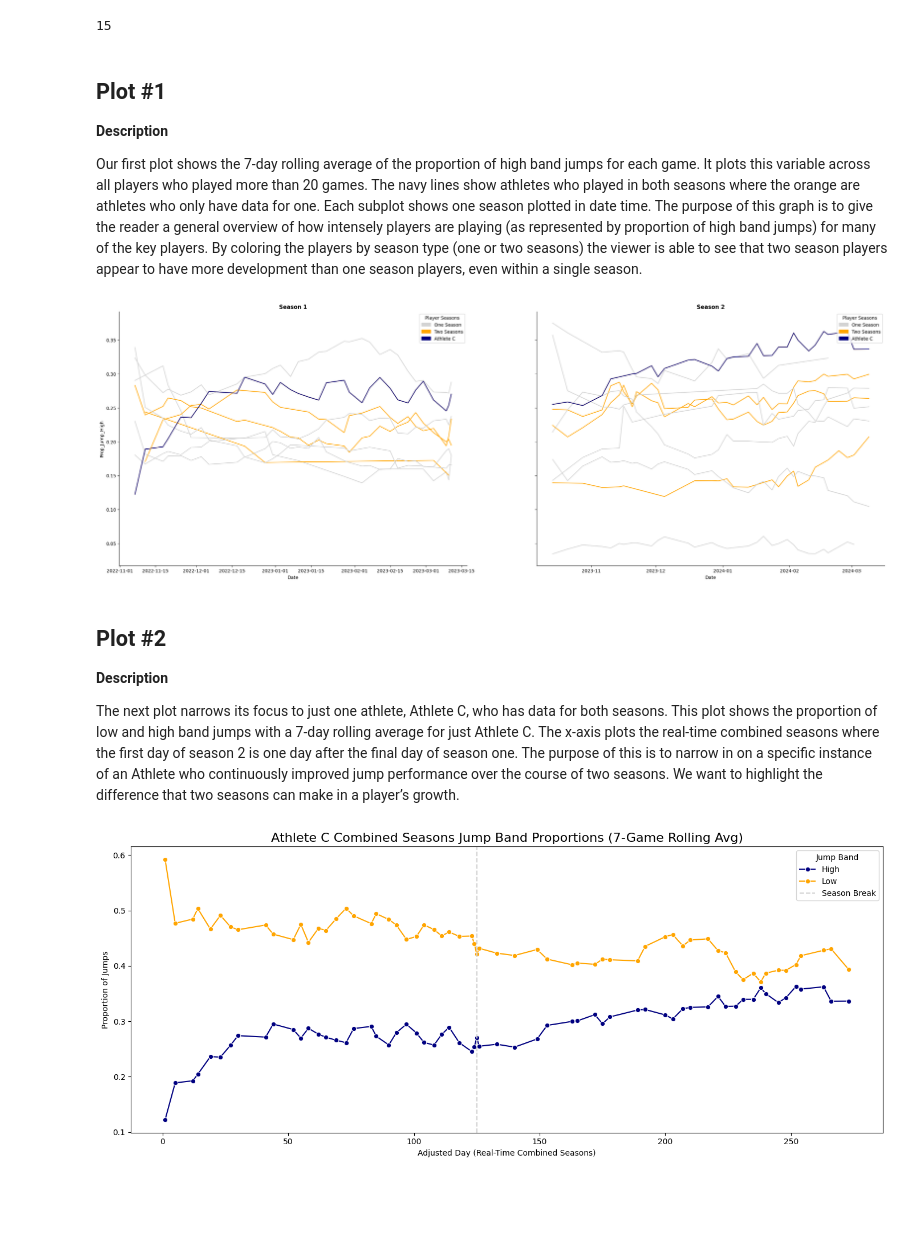
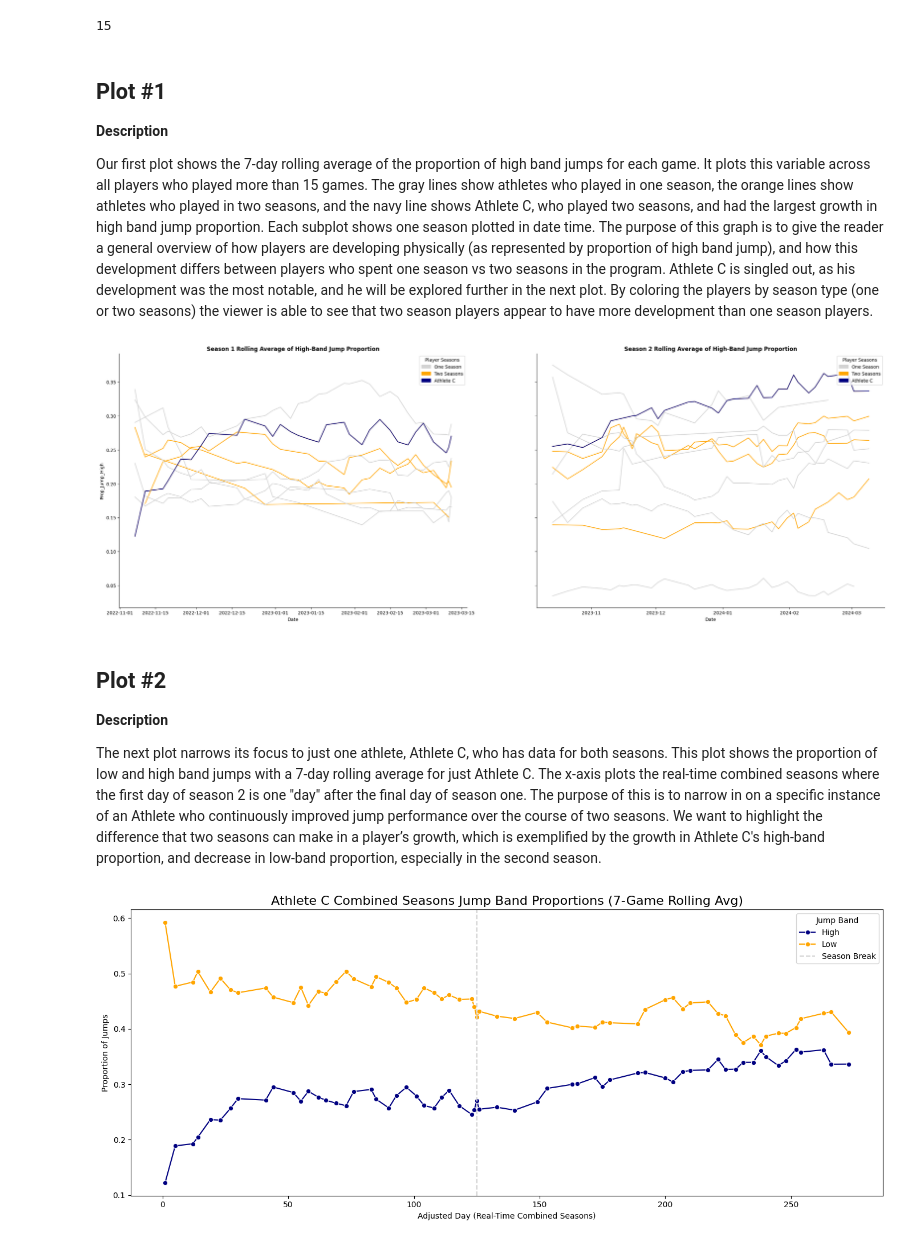
Before and after one commit to mgh2xx/FinalProject, a Jupyter notebook: assignments/dataviz.ipynb, the cells around one changed output. Cells and saved outputs as stored; diff of their text form; code cells hidden in the pictures; blank space fills up the shorter version.

```diff
--- a/assignments/dataviz.ipynb
+++ b/assignments/dataviz.ipynb
@@ -75,37 +77,37 @@ palette = {player : ('orange' if player in players_in_both else 'lightgray') for
 
 **Description**
 
-Our first plot shows the 7-day rolling average of the proportion of high band jumps for each game. It plots this variable across all players who played more than 20 games. The navy lines show athletes who played in both seasons where the orange are athletes who only have data for one. Each subplot shows one season plotted in date time. The purpose of this graph is to give the reader a general overview of how intensely players are playing (as represented by proportion of high band jumps) for many of the key players. By coloring the players by season type (one or two seasons) the viewer is able to see that two season players appear to have more development than one season players, even within a single season.
+Our first plot shows the 7-day rolling average of the proportion of high band jumps for each game. It plots this variable across all players who played more than 15 games. The gray lines show athletes who played in one season, the orange lines show athletes who played in two seasons, and the navy line shows Athlete C, who played two seasons, and had the largest growth in high band jump proportion. Each subplot shows one season plotted in date time. The purpose of this graph is to give the reader a general overview of how players are developing physically (as represented by proportion of high band jump), and how this development differs between players who spent one season vs two seasons in the program. Athlete C is singled out, as his development was the most notable, and he will be explored further in the next plot. By coloring the players by season type (one or two seasons) the viewer is able to see that two season players appear to have more development than one season players.
 # %%
 # Creating Figure and Flattening Axes
 fig, axs = plt.subplots(1, 2, figsize = (30, 10), sharey = True)
 axs = axs.flatten()
 
 # Looping through subplots and seasons
 for ax, season in zip(axs, [1, 2]):
     # Making plot of proportion of jumps in high band by player, for each season
     plot = sns.lineplot(data = rolling_df[rolling_df["Season"] == season], x = 'Date', y = "Prop_Jump_High", hue = "About", palette = palette, ax = ax)
     plot_c = sns.lineplot(data = rolling_df[(rolling_df["Season"] == season) & (rolling_df["About"] == "Athlete C")], x = "Date", y = "Prop_Jump_High", color = 'navy', ax = ax)
-    ax.set_title(f"Season {season}", weight = 'bold')
+    ax.set_title(f"Season {season} Rolling Average of High-Band Jump Proportion", weight = 'bold')
     sns.despine(top = True, right = True, ax = ax)
 
-one_season_patch = mpatches.Patch(color='lightgray', label='One Season')
-two_season_patch = mpatches.Patch(color='orange', label='Two Seasons')
+one_season_patch = mpatches.Patch(color = 'lightgray', label = 'One Season')
+two_season_patch = mpatches.Patch(color = 'orange', label = 'Two Seasons')
 athlete_c_patch = mpatches.Patch(color = "navy", label = "Athlete C")
 
 for ax in axs:
-    ax.legend(handles=[one_season_patch, two_season_patch, athlete_c_patch], title='Player Seasons', loc='upper right')
+    ax.legend(handles = [one_season_patch, two_season_patch, athlete_c_patch], title = 'Player Seasons', loc = 'upper right')
 
 # Showing plots
 plt.show()
 # %% [output]
-[figure, old version]
+[figure, new version]
 # %% [markdown]
 ## Plot #2
 
 **Description**
 
-The next plot narrows its focus to just one athlete, Athlete C, who has data for both seasons. This plot shows the proportion of low and high band jumps with a 7-day rolling average for just Athlete C. The x-axis plots the real-time combined seasons where the first day of season 2 is one day after the final day of season one. The purpose of this is to narrow in on a specific instance of an Athlete who continuously improved jump performance over the course of two seasons. We want to highlight the difference that two seasons can make in a player’s growth.
+The next plot narrows its focus to just one athlete, Athlete C, who has data for both seasons. This plot shows the proportion of low and high band jumps with a 7-day rolling average for just Athlete C. The x-axis plots the real-time combined seasons where the first day of season 2 is one "day" after the final day of season one. The purpose of this is to narrow in on a specific instance of an Athlete who continuously improved jump performance over the course of two seasons. We want to highlight the difference that two seasons can make in a player’s growth, which is exemplified by the growth in Athlete C's high-band proportion, and decrease in low-band proportion, especially in the second season.
 # %%
 # Making a new variable which tells whether or not the player is in both seasons or just one
 rolling_df['Player_Group'] = rolling_df['About'].apply(lambda x: 'both_seasons' if x in players_in_both else 'one_season')
```
Also changed, not shown: parts of 4 cells of this notebook, 1 other file.
